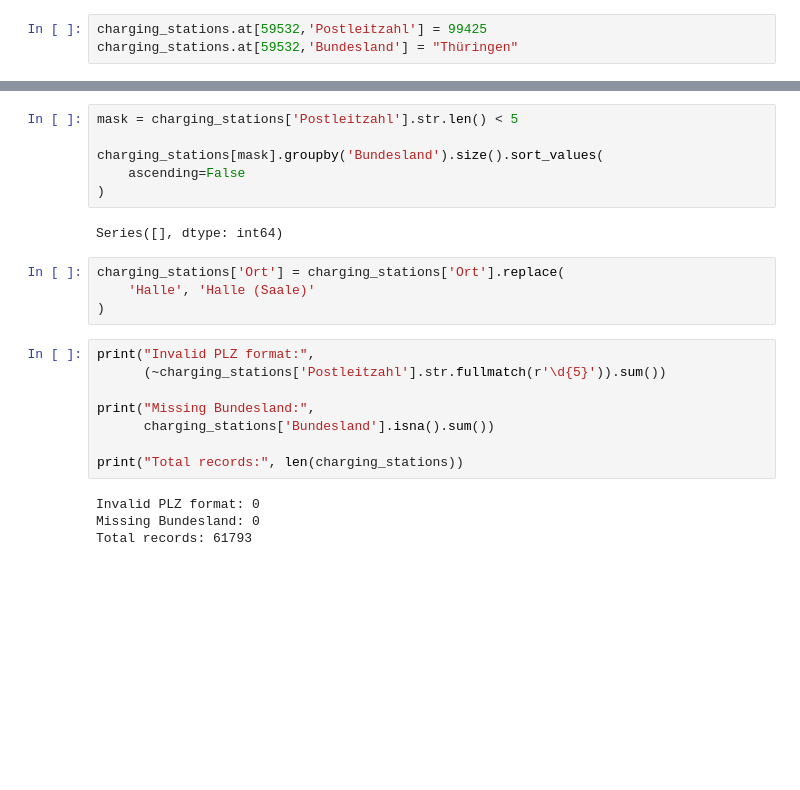
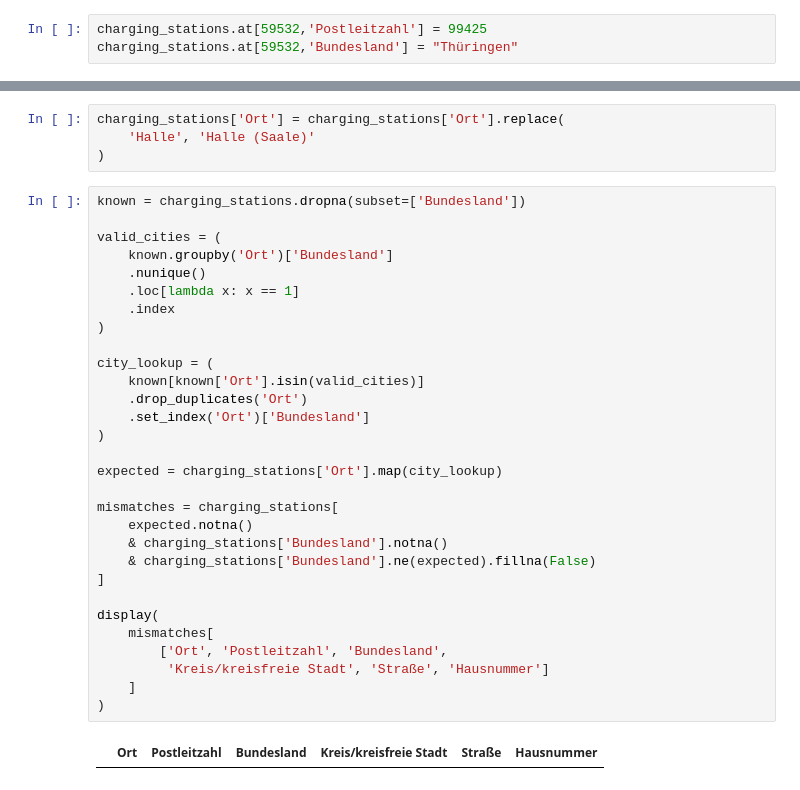
Before and after one commit to cankale/bmw-electric-vehicle-market-analysis, a Jupyter notebook: src/main.ipynb, the cells around one changed output, grey strips where cells are left out. Cells and saved outputs as stored; diff of their text form; blank space fills up the shorter version.

```diff
--- a/src/main.ipynb
+++ b/src/main.ipynb
@@ -312,24 +245,36 @@ display(
-# %%
-mask = charging_stations['Postleitzahl'].str.len() < 5
-
-charging_stations[mask].groupby('Bundesland').size().sort_values(
-    ascending=False
-)
-# %% [output]
-Series([], dtype: int64)
 # %%
 charging_stations['Ort'] = charging_stations['Ort'].replace(
     'Halle', 'Halle (Saale)'
 )
-# %%
-print("Invalid PLZ format:",
-      (~charging_stations['Postleitzahl'].str.fullmatch(r'\d{5}')).sum())
-
-print("Missing Bundesland:",
-      charging_stations['Bundesland'].isna().sum())
-
-print("Total records:", len(charging_stations))
-# %% [output]
-Invalid PLZ format: 0
-Missing Bundesland: 0
-Total records: 61793
+# %%
+known = charging_stations.dropna(subset=['Bundesland'])
+
+valid_cities = (
+    known.groupby('Ort')['Bundesland']
+    .nunique()
+    .loc[lambda x: x == 1]
+    .index
+)
+
+city_lookup = (
+    known[known['Ort'].isin(valid_cities)]
+    .drop_duplicates('Ort')
+    .set_index('Ort')['Bundesland']
+)
+
+expected = charging_stations['Ort'].map(city_lookup)
+
+mismatches = charging_stations[
+    expected.notna()
+    & charging_stations['Bundesland'].notna()
+    & charging_stations['Bundesland'].ne(expected).fillna(False)
+]
+
+display(
+    mismatches[
+        ['Ort', 'Postleitzahl', 'Bundesland',
+         'Kreis/kreisfreie Stadt', 'Straße', 'Hausnummer']
+    ]
+)
+# %% [output]
+|  | Ort | Postleitzahl | Bundesland | Kreis/kreisfreie Stadt | Straße | Hausnummer |
```
Also changed, not shown: parts of 18 cells of this notebook, 2 other files.
